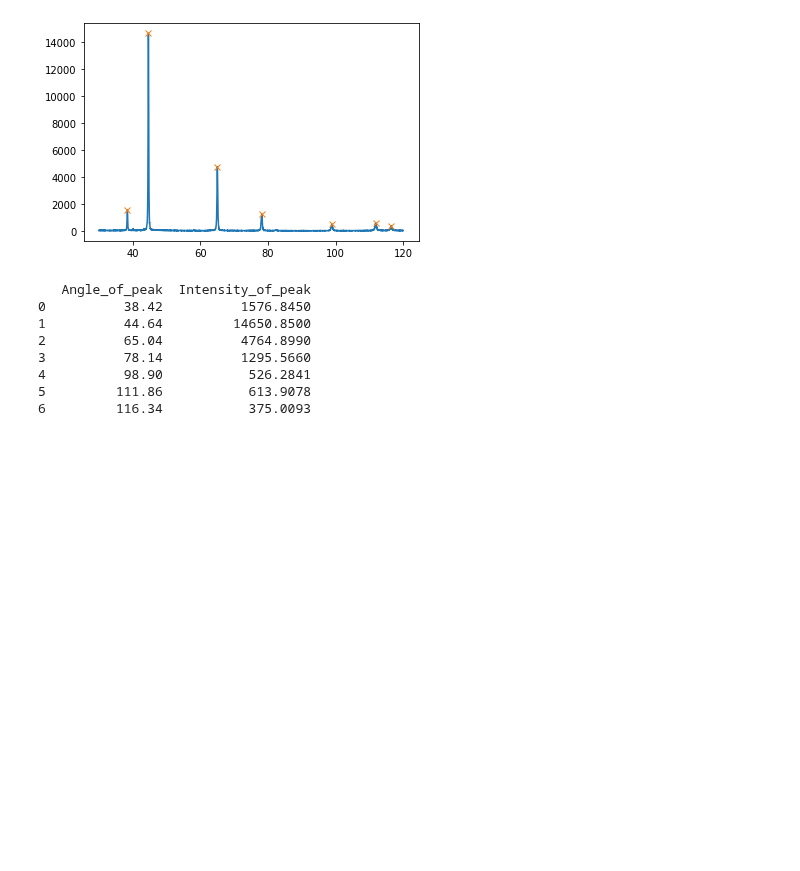
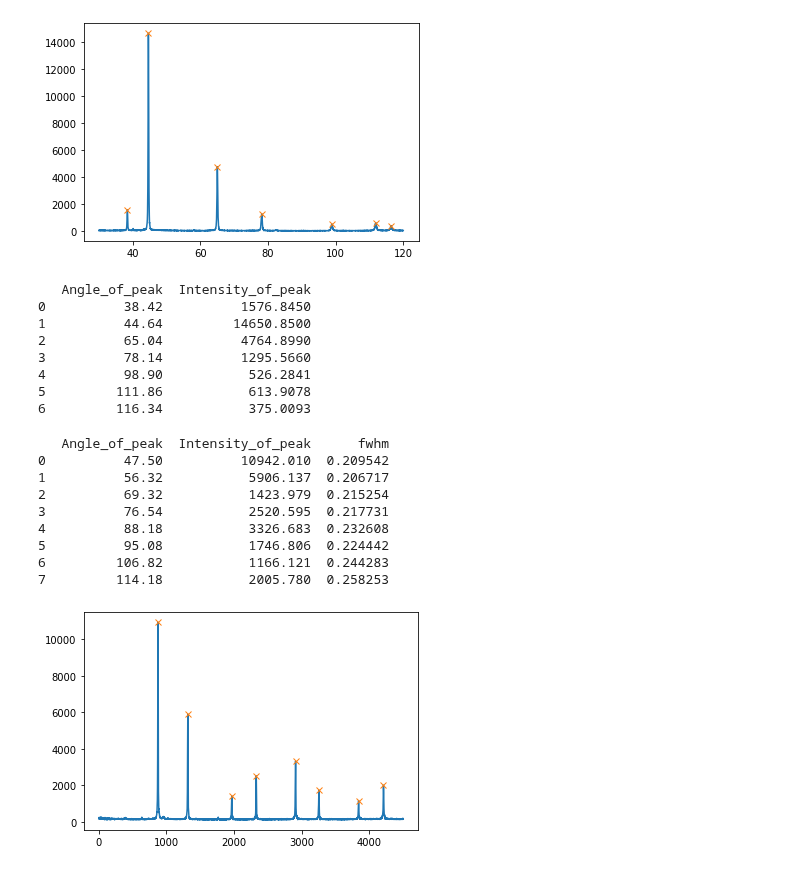
Before and after one commit to mahimathakkar/X-ray-diffraction-patterns-for-line-profile-analysis, a Jupyter notebook: XRD_analysis.ipynb, the cells around one changed output. Saved outputs shown, nothing was run; the diff lists cells and outputs as text; code cells hidden in the pictures; blank space fills up the shorter version.

```diff
--- a/XRD_analysis.ipynb
+++ b/XRD_analysis.ipynb
@@ -90,0 +95,33 @@ print(peak_data_test)
+# %%
+#for si data
+from scipy.signal import peak_widths
+x_si_indices=[]
+for peak in peak_data_si['Angle_of_peak']:
+  for i in range(len(x_si)):
+    if peak==x_si[i]:
+      x_si_indices.append(i)
+      break
+no_of_indices_si=len(x_si)
+factor_indices_to_degree=120/no_of_indices_si
+fwhm_si_peaks=pd.DataFrame()
+fwhm_si_peaks=peak_data_si
+tmp=peak_widths(y_si,x_si_indices , rel_height=0.5)
+
+fwhm_si_peaks['fwhm']=tmp[0]*factor_indices_to_degree
+print(fwhm_si_peaks)
+
+plt.plot(y_si)
+plt.plot(peaks_si, y_si[x_si_indices], "x")
+plt.hlines(*tmp[1:], color="C2")
+plt.show()
+# %% [output]
+   Angle_of_peak  Intensity_of_peak      fwhm
+0          47.50          10942.010  0.209542
+1          56.32           5906.137  0.206717
+2          69.32           1423.979  0.215254
+3          76.54           2520.595  0.217731
+4          88.18           3326.683  0.232608
+5          95.08           1746.806  0.224442
+6         106.82           1166.121  0.244283
+7         114.18           2005.780  0.258253
+[figure, added]
```
Also changed, not shown: parts of 9 cells of this notebook.
